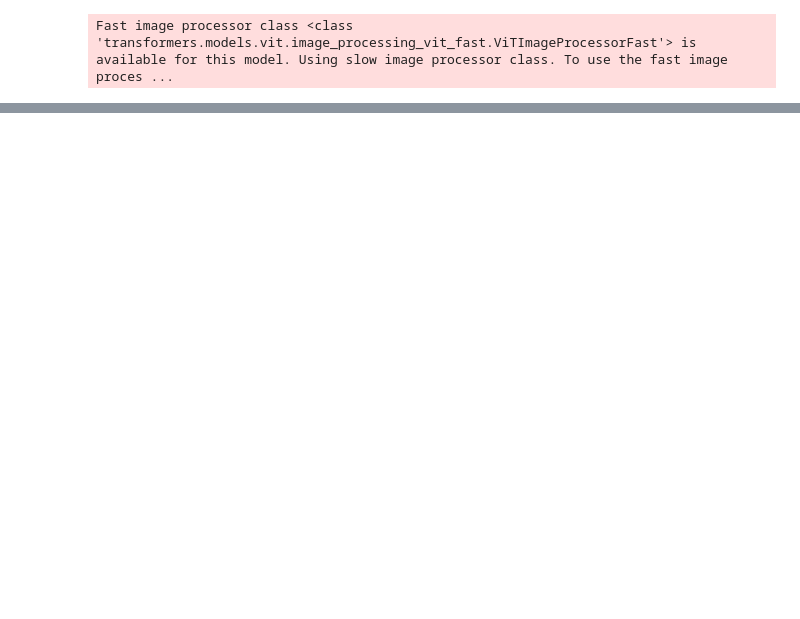
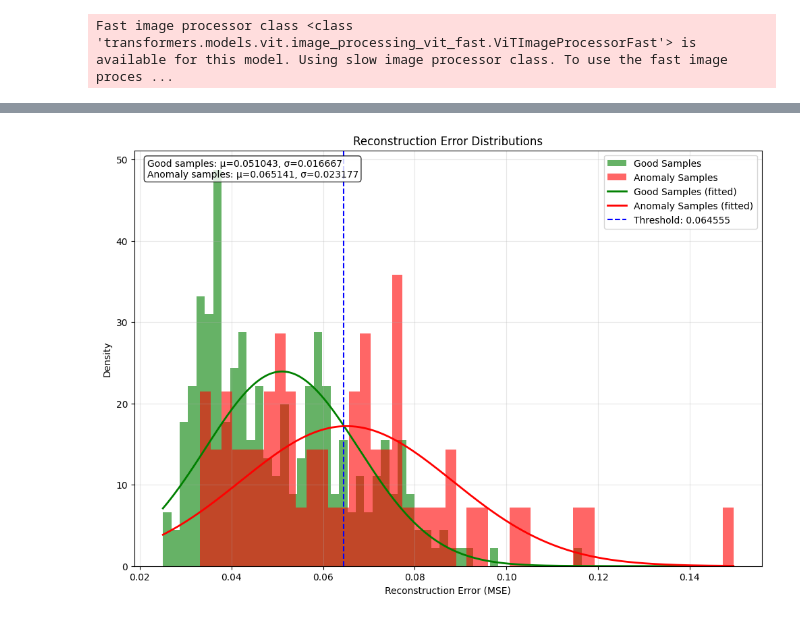
Before and after one commit to xZenshin/Anomaly-Detection, a Jupyter notebook: pretrained_model.ipynb, the cells around one changed output, grey strips where cells are left out. Cells and saved outputs as stored; diff of their text form; code cells hidden in the pictures; blank space fills up the shorter version.

```diff
--- a/pretrained_model.ipynb
+++ b/pretrained_model.ipynb
@@ -581,0 +729,10 @@ plot_double_threshold_scores(r_double_newtest, t_double_newtest, lower_t_newtest
+# %%
+threshold, good_errors, anomaly_errors = find_optimal_threshold(
+    model,
+    train_loader,
+    anomalous_test_loader,
+    device='cuda',
+    num_bins=50
+)
+# %% [output]
+[figure, added]
```
Also changed, not shown: parts of 19 cells of this notebook, 1 other file.
